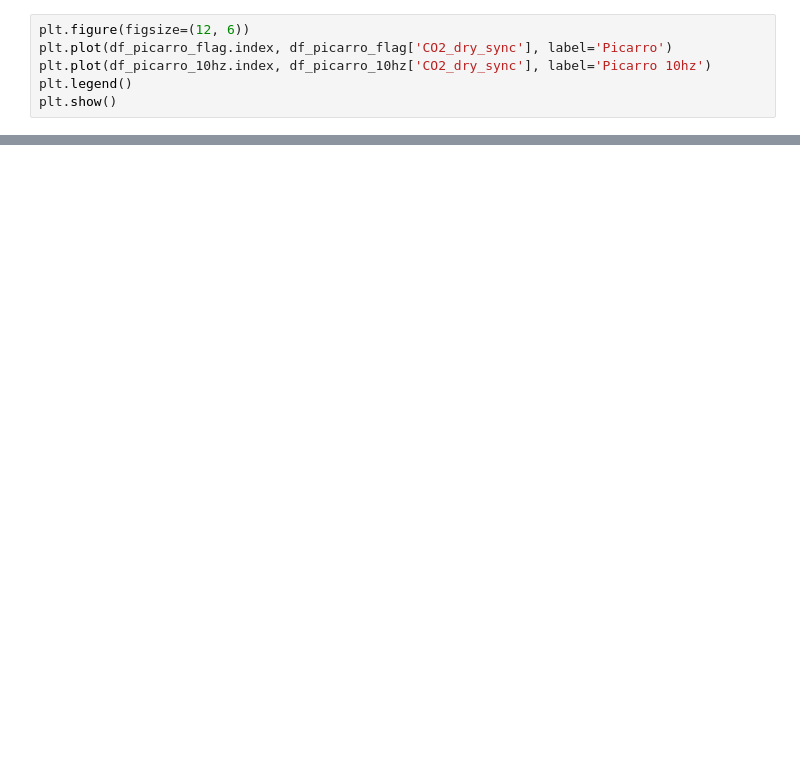
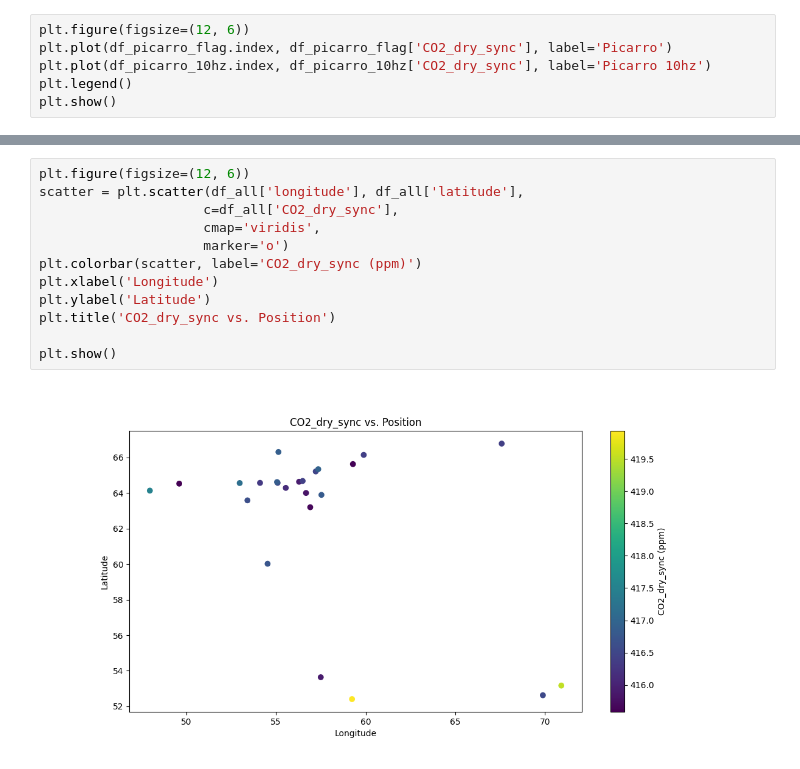
Before and after one commit to irene146/SDA_IMC, a Jupyter notebook: L0_SDA_notebook.ipynb, the cells around one changed output, grey strips where cells are left out. Cells and saved outputs as stored; diff of their text form; blank space fills up the shorter version.

```diff
--- a/L0_SDA_notebook.ipynb
+++ b/L0_SDA_notebook.ipynb
@@ -1153,0 +1274,14 @@ df_pml_winds = pd.read_csv('D:/PICCOLO/data\CO2 flux system/L0_test/Ship_WindsFo
+# %%
+plt.figure(figsize=(12, 6))
+scatter = plt.scatter(df_all['longitude'], df_all['latitude'],
+					 c=df_all['CO2_dry_sync'],
+					 cmap='viridis',
+					 marker='o')
+plt.colorbar(scatter, label='CO2_dry_sync (ppm)')
+plt.xlabel('Longitude')
+plt.ylabel('Latitude')
+plt.title('CO2_dry_sync vs. Position')
+
+plt.show()
+# %% [output]
+[figure, added]
```
Also changed, not shown: parts of 11 cells of this notebook.
